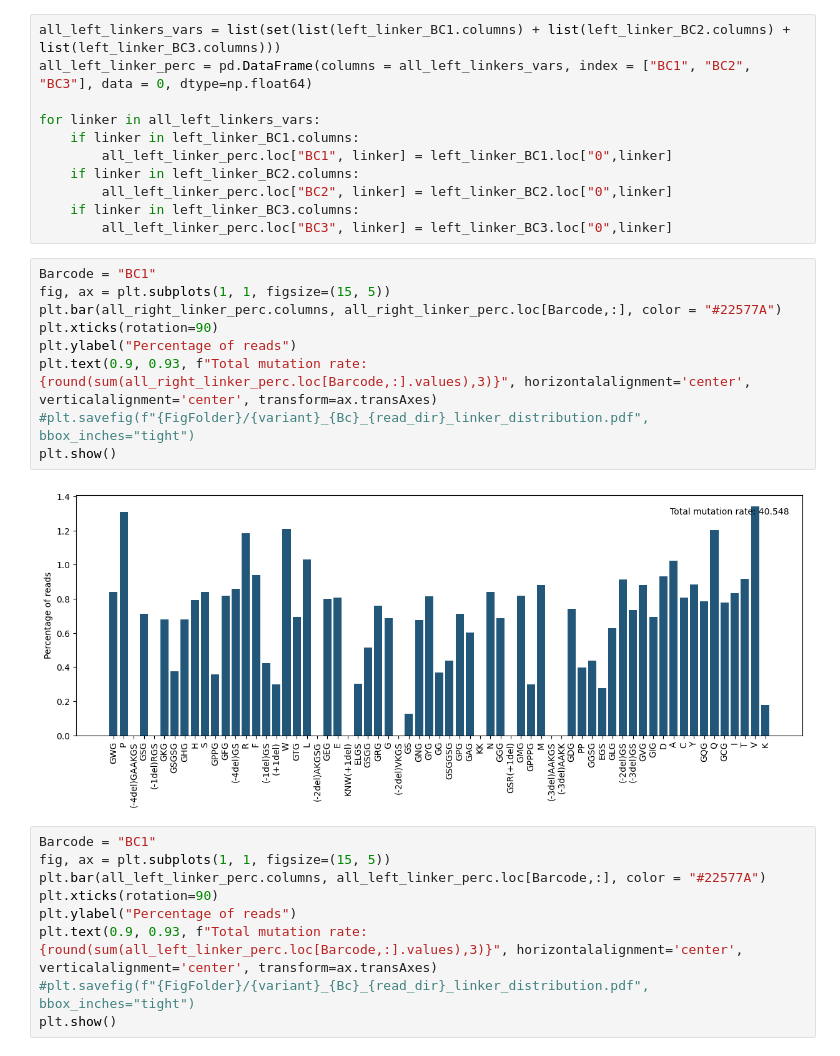
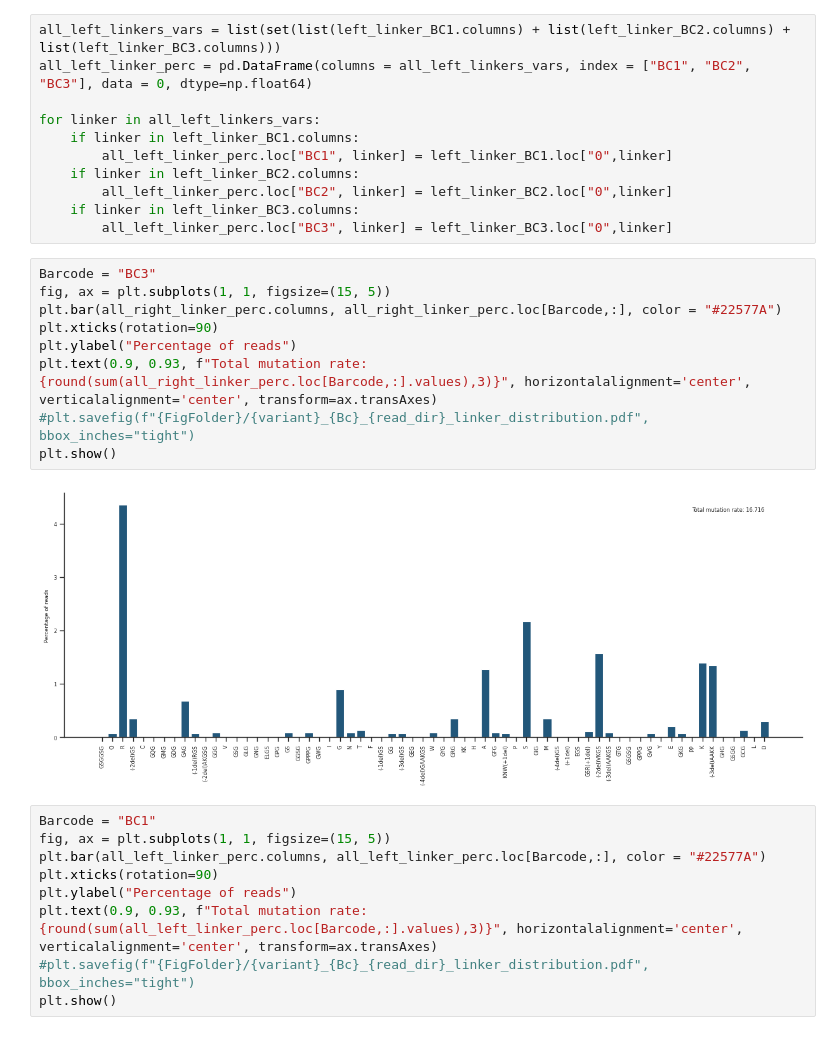
Before and after one commit to AliceHovsepyan/pogo_pance_draft, a Jupyter notebook: Combined_RL8_RL1.ipynb, the cells around one changed output. Cells and saved outputs as stored; diff of their text form.

Commit message:
minor changes and new plots!

```diff
--- a/Combined_RL8_RL1.ipynb
+++ b/Combined_RL8_RL1.ipynb
@@ -607,16 +608,16 @@ for linker in all_left_linkers_vars:
     if linker in left_linker_BC3.columns:
         all_left_linker_perc.loc["BC3", linker] = left_linker_BC3.loc["0",linker]
 # %%
-Barcode = "BC1"
+Barcode = "BC3"
 fig, ax = plt.subplots(1, 1, figsize=(15, 5))
 plt.bar(all_right_linker_perc.columns, all_right_linker_perc.loc[Barcode,:], color = "#22577A")
 plt.xticks(rotation=90)
 plt.ylabel("Percentage of reads")
 plt.text(0.9, 0.93, f"Total mutation rate: {round(sum(all_right_linker_perc.loc[Barcode,:].values),3)}", horizontalalignment='center', verticalalignment='center', transform=ax.transAxes)
 #plt.savefig(f"{FigFolder}/{variant}_{Bc}_{read_dir}_linker_distribution.pdf", bbox_inches="tight")
 plt.show()
 # %% [output]
-[figure, old version]
+[figure, new version]
 # %%
 Barcode = "BC1"
 fig, ax = plt.subplots(1, 1, figsize=(15, 5))
```
Also changed, not shown: parts of 10 cells of this notebook, 4 other files.
